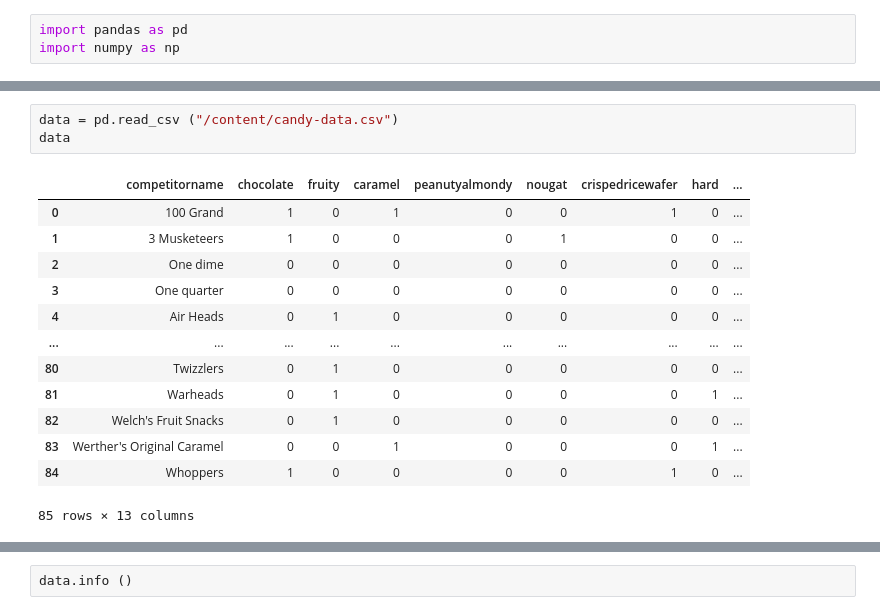
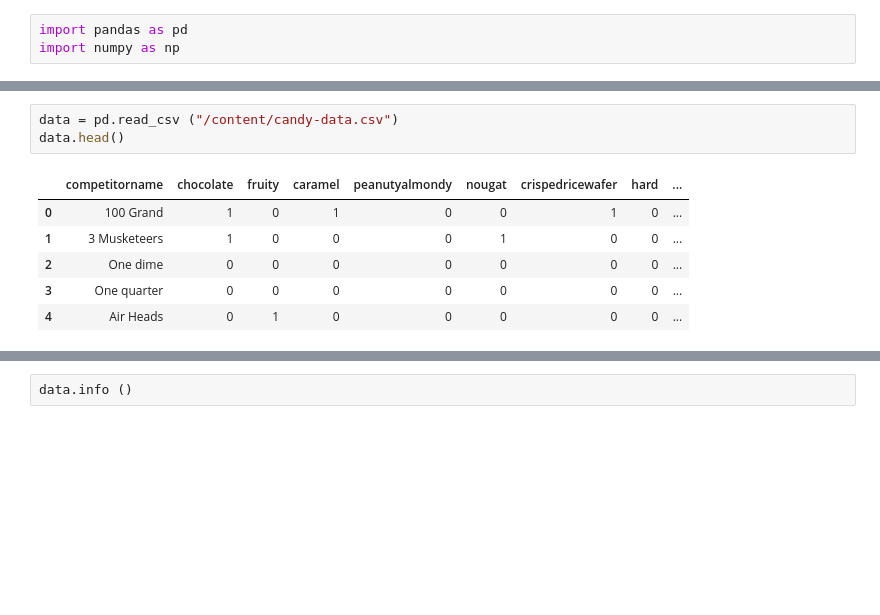
Before and after one commit to Eezzeldin/candy, a Jupyter notebook: candy_priceElasticity.ipynb, the cells around one changed output, grey strips where cells are left out. Cells and saved outputs as stored; diff of their text form; blank space fills up the shorter version.

```diff
--- a/candy_priceElasticity.ipynb
+++ b/candy_priceElasticity.ipynb
@@ -28,20 +27,13 @@ non_feature_cols   = ["competitorname" , "winpercent" , "pricepercent"]
 # %%
 data = pd.read_csv ("/content/candy-data.csv")
-data
+data.head()
 # %% [output]
 |  | competitorname | chocolate | fruity | caramel | peanutyalmondy | nougat | crispedricewafer | hard | ... |
 | 0 | 100 Grand | 1 | 0 | 1 | 0 | 0 | 1 | 0 | ... |
 | 1 | 3 Musketeers | 1 | 0 | 0 | 0 | 1 | 0 | 0 | ... |
 | 2 | One dime | 0 | 0 | 0 | 0 | 0 | 0 | 0 | ... |
 | 3 | One quarter | 0 | 0 | 0 | 0 | 0 | 0 | 0 | ... |
 | 4 | Air Heads | 0 | 1 | 0 | 0 | 0 | 0 | 0 | ... |
-| ... | ... | ... | ... | ... | ... | ... | ... | ... | ... |
-| 80 | Twizzlers | 0 | 1 | 0 | 0 | 0 | 0 | 0 | ... |
-| 81 | Warheads | 0 | 1 | 0 | 0 | 0 | 0 | 1 | ... |
-| 82 | Welch's Fruit Snacks | 0 | 1 | 0 | 0 | 0 | 0 | 0 | ... |
-| 83 | Werther's Original Caramel | 0 | 0 | 1 | 0 | 0 | 0 | 1 | ... |
-| 84 | Whoppers | 1 | 0 | 0 | 0 | 0 | 1 | 0 | ... |
-85 rows × 13 columns
 # %%
 c1 = data ["fruity"] == 1
 c2 = data ["pluribus"] == 1
```
Also changed, not shown: parts of 22 cells of this notebook.
